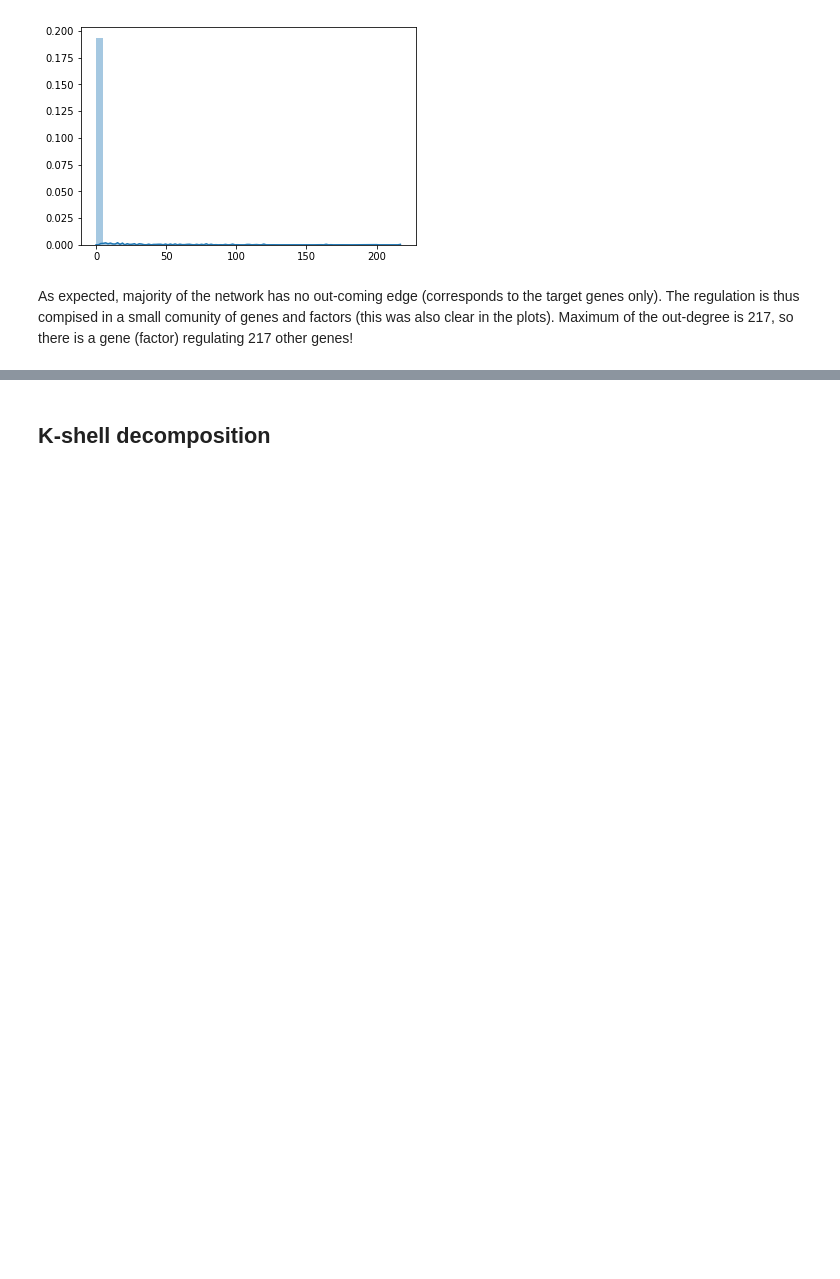
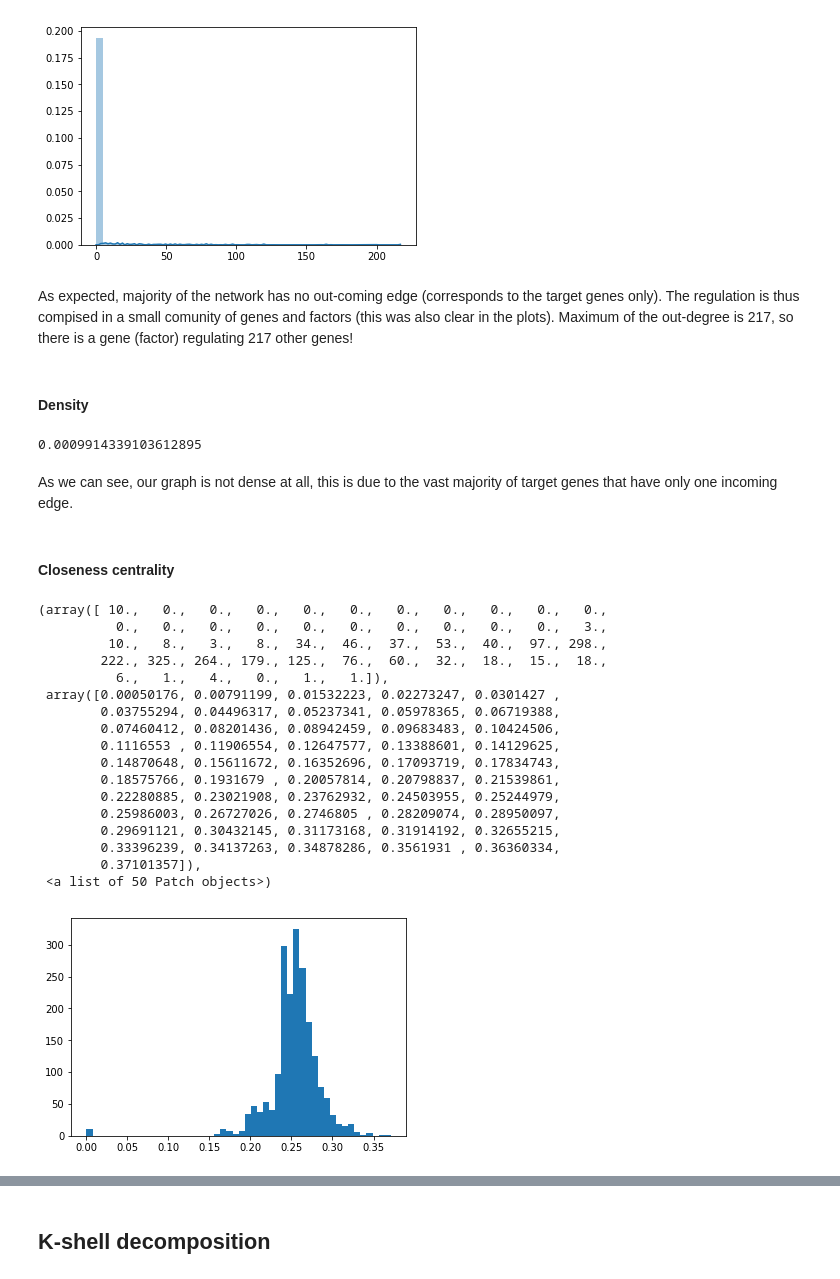
Before and after one commit to RuzickaJiri/Computer_Sciences, a Jupyter notebook: Graph_Theory.ipynb, the cells around one changed output, grey strips where cells are left out. Cells and saved outputs as stored; diff of their text form; code cells hidden in the pictures; blank space fills up the shorter version.

```diff
--- a/Graph_Theory.ipynb
+++ b/Graph_Theory.ipynb
@@ -185,3 +192,35 @@ sns.distplot(out_degree)
 [figure]
 # %% [markdown]
 As expected, majority of the network has no out-coming edge (corresponds to the target genes only). The regulation is thus compised in a small comunity of genes and factors (this was also clear in the plots). Maximum of the out-degree is 217, so there is a gene (factor) regulating 217 other genes!
+# %% [markdown]
+#### Density
+# %%
+ntx.density(G)
+# %% [output]
+0.0009914339103612895
+# %% [markdown]
+As we can see, our graph is not dense at all, this is due to the vast majority of target genes that have only one incoming edge.
+# %% [markdown]
+#### Closeness centrality
+# %%
+cc_cnt = ntx.closeness_centrality(G.to_undirected())
+plt.hist(cc_cnt.values(),bins = 50)
+# %% [output]
+(array([ 10.,   0.,   0.,   0.,   0.,   0.,   0.,   0.,   0.,   0.,   0.,
+          0.,   0.,   0.,   0.,   0.,   0.,   0.,   0.,   0.,   0.,   3.,
+         10.,   8.,   3.,   8.,  34.,  46.,  37.,  53.,  40.,  97., 298.,
+        222., 325., 264., 179., 125.,  76.,  60.,  32.,  18.,  15.,  18.,
+          6.,   1.,   4.,   0.,   1.,   1.]),
+ array([0.00050176, 0.00791199, 0.01532223, 0.02273247, 0.0301427 ,
+        0.03755294, 0.04496317, 0.05237341, 0.05978365, 0.06719388,
+        0.07460412, 0.08201436, 0.08942459, 0.09683483, 0.10424506,
+        0.1116553 , 0.11906554, 0.12647577, 0.13388601, 0.14129625,
+        0.14870648, 0.15611672, 0.16352696, 0.17093719, 0.17834743,
+        0.18575766, 0.1931679 , 0.20057814, 0.20798837, 0.21539861,
+        0.22280885, 0.23021908, 0.23762932, 0.24503955, 0.25244979,
+        0.25986003, 0.26727026, 0.2746805 , 0.28209074, 0.28950097,
+        0.29691121, 0.30432145, 0.31173168, 0.31914192, 0.32655215,
+        0.33396239, 0.34137263, 0.34878286, 0.3561931 , 0.36360334,
+        0.37101357]),
+ <a list of 50 Patch objects>)
+[figure, added]
```
Also changed, not shown: parts of 17 cells of this notebook.
